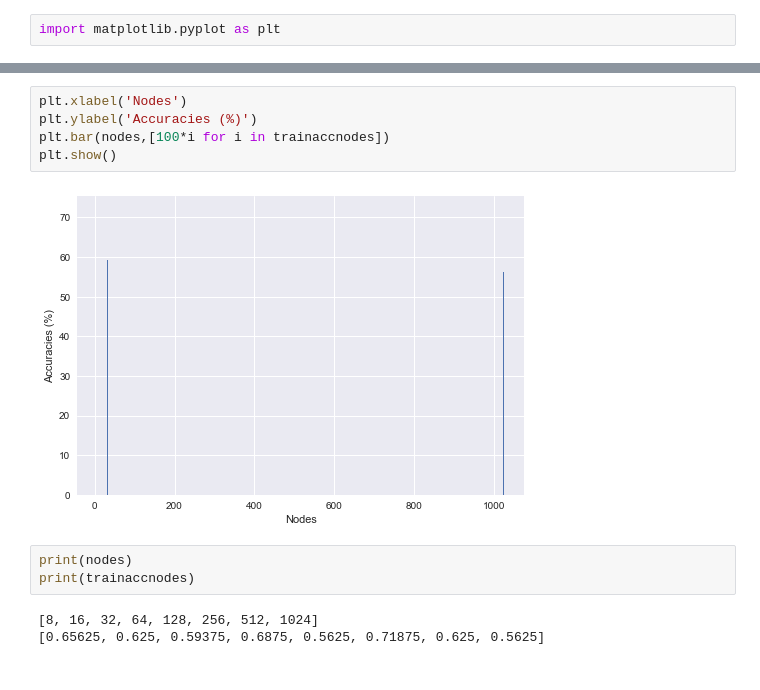
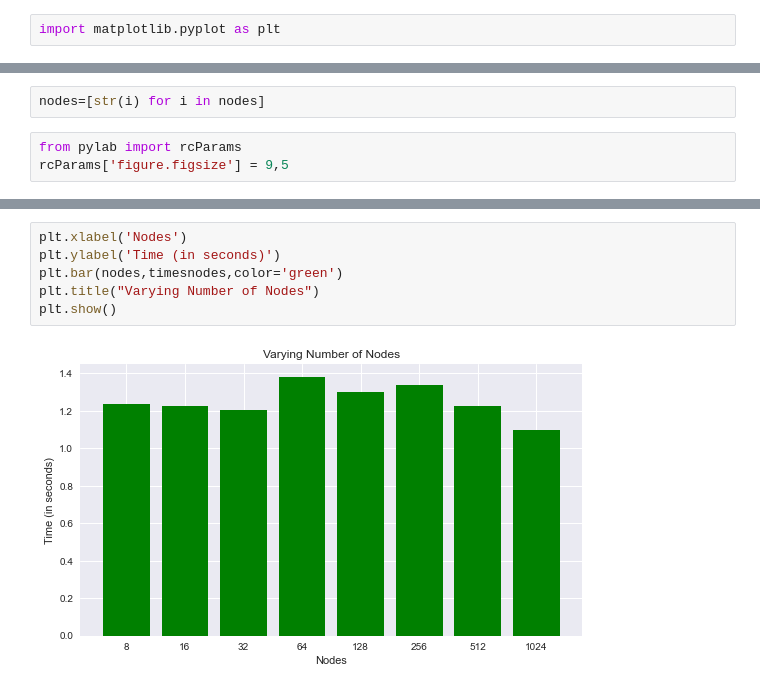
Before and after one commit to jatingupta-2000/DL-Labs, a Jupyter notebook: E18CSE140_DL_Lab4.ipynb, the cells around one changed output, grey strips where cells are left out. Drawn from its saved outputs; the diff is of its cells as text.

```diff
--- a/E18CSE140_DL_Lab4.ipynb
+++ b/E18CSE140_DL_Lab4.ipynb
@@ -898,0 +862,5 @@ nodes
+# %%
+nodes=[str(i) for i in nodes]
+# %%
+from pylab import rcParams
+rcParams['figure.figsize'] = 9,5
@@ -899,13 +878,8 @@ nodes
 # %%
 plt.xlabel('Nodes')
-plt.ylabel('Accuracies (%)')
-plt.bar(nodes,[100*i for i in trainaccnodes])
+plt.ylabel('Time (in seconds)')
+plt.bar(nodes,timesnodes,color='green')
+plt.title("Varying Number of Nodes")
 plt.show()
 # %% [output]
-[figure, old version]
+[figure, new version]
-# %%
-print(nodes)
-print(trainaccnodes)
-# %% [output]
-[8, 16, 32, 64, 128, 256, 512, 1024]
-[0.65625, 0.625, 0.59375, 0.6875, 0.5625, 0.71875, 0.625, 0.5625]
```
Also changed, not shown: parts of 12 cells of this notebook.
